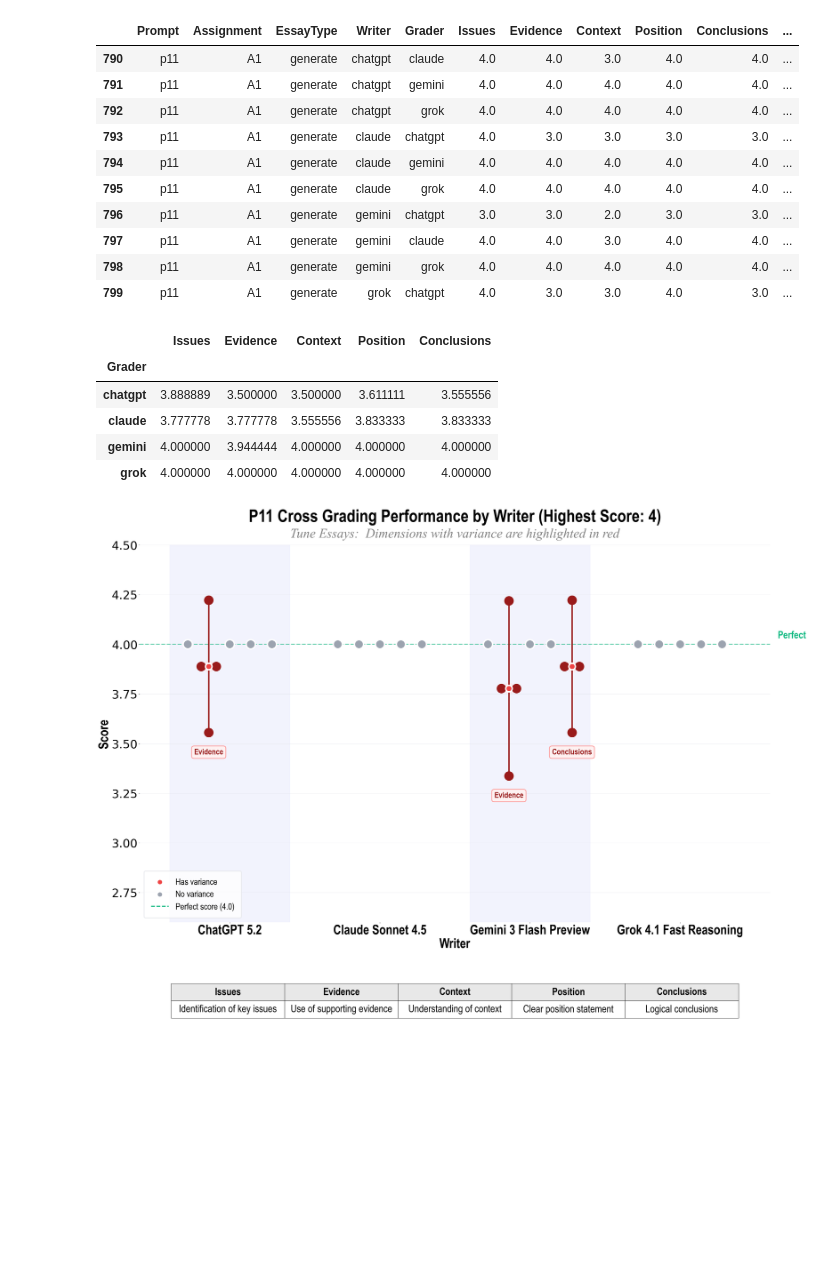
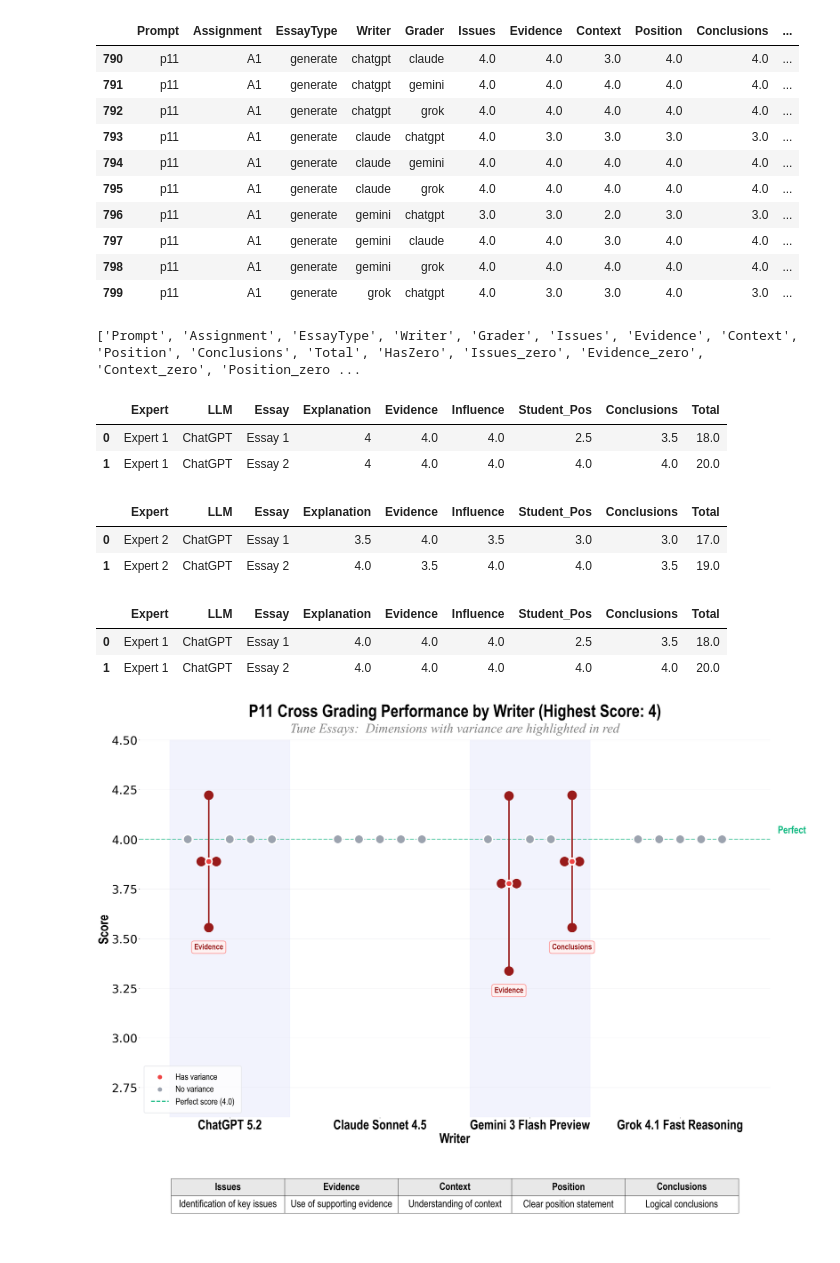
Before and after one commit to raminguyen/ai-assessment, a Jupyter notebook: src/visualize_scores_p11.ipynb, the cells around one changed output. Saved outputs shown, nothing was run; the diff lists cells and outputs as text; code cells hidden in the pictures; blank space fills up the shorter version.

Commit message:
update new charts for scores and dimension and human

```diff
--- a/src/visualize_scores_p11.ipynb
+++ b/src/visualize_scores_p11.ipynb
@@ -9,6 +9,8 @@ import seaborn as sns
 import matplotlib.pyplot as plt
 # %%
 scores = pd.read_csv("scores_all.csv")
+human1 = pd.read_csv("a1_tune_human_score_p11_expert1.csv")
+human2 = pd.read_csv("a1_tune_human_score_p11_expert2.csv")
 # %%
 p11_dataset = scores[scores['Prompt'] == "p11"]
 p11_dataset.head(10)
@@ -24,16 +26,3 @@ p11_dataset.head(10)
 | 797 | p11 | A1 | generate | gemini | claude | 4.0 | 4.0 | 3.0 | 4.0 | 4.0 | ... |
 | 798 | p11 | A1 | generate | gemini | grok | 4.0 | 4.0 | 4.0 | 4.0 | 4.0 | ... |
 | 799 | p11 | A1 | generate | grok | chatgpt | 4.0 | 3.0 | 3.0 | 4.0 | 3.0 | ... |
-# %%
-dimensions = ['Issues', 'Evidence', 'Context', 'Position', 'Conclusions']
-
-heatmap_data = p11_dataset.groupby('Grader')[dimensions].mean()
-
-heatmap_data
-# %% [output]
-|  | Issues | Evidence | Context | Position | Conclusions |
-| Grader |  |  |  |  |  |
-| chatgpt | 3.888889 | 3.500000 | 3.500000 | 3.611111 | 3.555556 |
-| claude | 3.777778 | 3.777778 | 3.555556 | 3.833333 | 3.833333 |
-| gemini | 4.000000 | 3.944444 | 4.000000 | 4.000000 | 4.000000 |
-| grok | 4.000000 | 4.000000 | 4.000000 | 4.000000 | 4.000000 |
@@ -41,0 +29,23 @@ p11_tuned = scores[(scores['Prompt'] == "p11") & (scores['EssayType'] == "tune")
+# %%
+print(p11_dataset.columns.tolist())
+# %% [output]
+['Prompt', 'Assignment', 'EssayType', 'Writer', 'Grader', 'Issues', 'Evidence', 'Context', 'Position', 'Conclusions', 'Total', 'HasZero', 'Issues_zero', 'Evidence_zero', 'Context_zero', 'Position_zero ...
+# %%
+human1.head(2)
+# %% [output]
+|  | Expert | LLM | Essay | Explanation | Evidence | Influence | Student_Pos | Conclusions | Total |
+| 0 | Expert 1 | ChatGPT | Essay 1 | 4 | 4.0 | 4.0 | 2.5 | 3.5 | 18.0 |
+| 1 | Expert 1 | ChatGPT | Essay 2 | 4 | 4.0 | 4.0 | 4.0 | 4.0 | 20.0 |
+# %%
+human2.head(2)
+# %% [output]
+|  | Expert | LLM | Essay | Explanation | Evidence | Influence | Student_Pos | Conclusions | Total |
+| 0 | Expert 2 | ChatGPT | Essay 1 | 3.5 | 4.0 | 3.5 | 3.0 | 3.0 | 17.0 |
+| 1 | Expert 2 | ChatGPT | Essay 2 | 4.0 | 3.5 | 4.0 | 4.0 | 3.5 | 19.0 |
+# %%
+human = pd.concat([human1, human2], ignore_index=True)
+human.head(2)
+# %% [output]
+|  | Expert | LLM | Essay | Explanation | Evidence | Influence | Student_Pos | Conclusions | Total |
+| 0 | Expert 1 | ChatGPT | Essay 1 | 4.0 | 4.0 | 4.0 | 2.5 | 3.5 | 18.0 |
+| 1 | Expert 1 | ChatGPT | Essay 2 | 4.0 | 4.0 | 4.0 | 4.0 | 4.0 | 20.0 |
```
Also changed, not shown: parts of 3 cells of this notebook, 7 other files.
